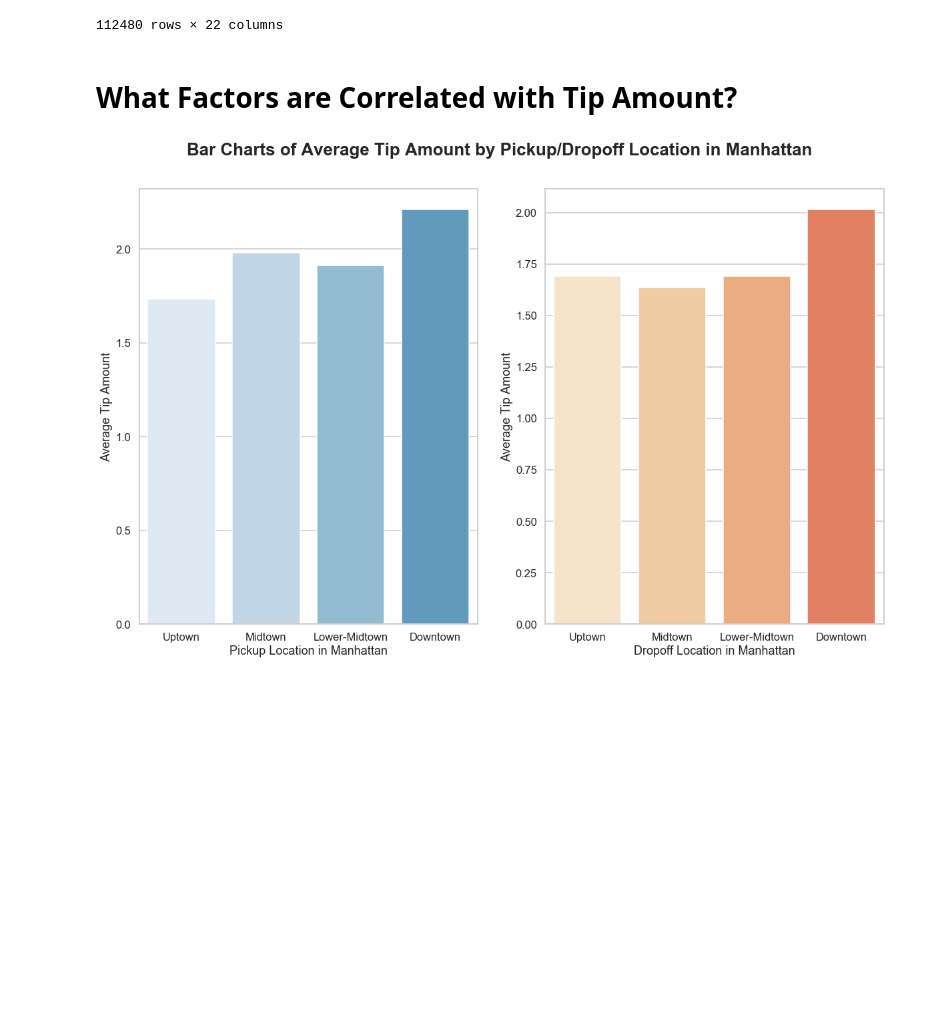
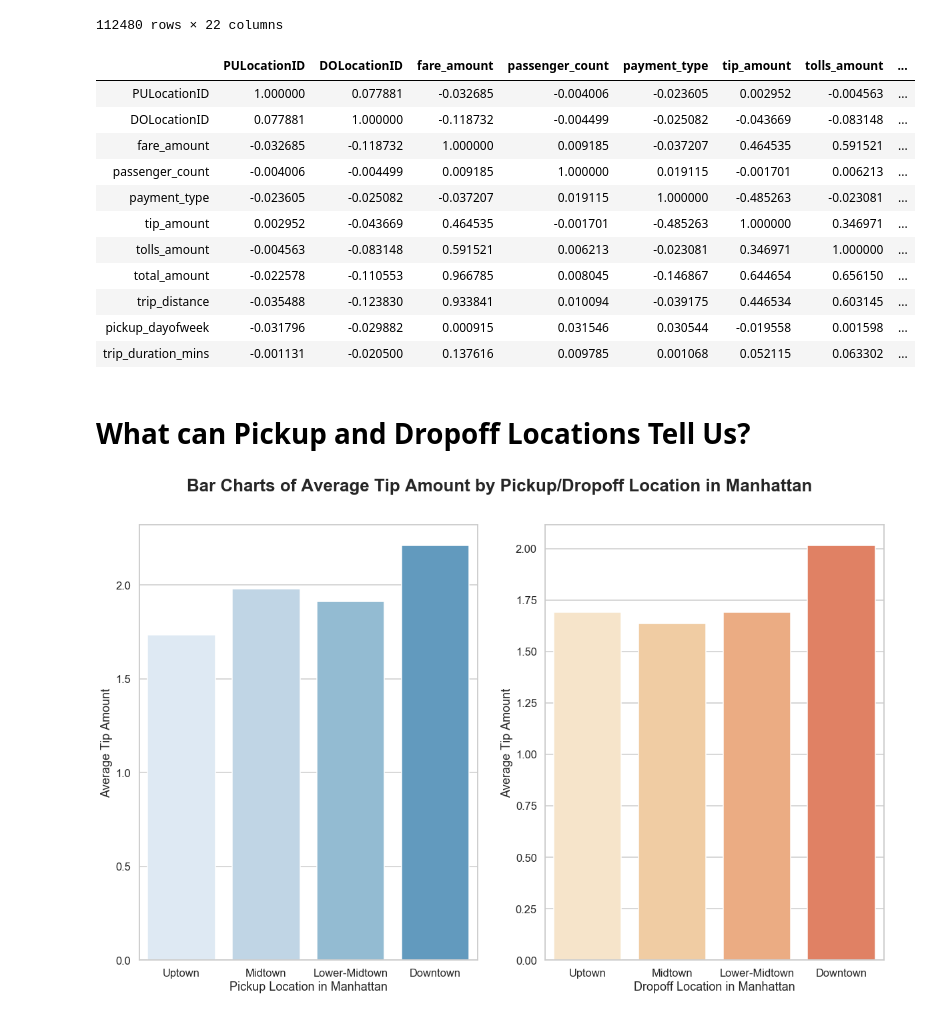
Before and after one commit to tzl4/INFO2950FinalProject, a Jupyter notebook: Final Project EDA.ipynb, the cells around one changed output. Cells and saved outputs as stored; diff of their text form; code cells hidden in the pictures; blank space fills up the shorter version.

```diff
--- a/Final Project EDA.ipynb
+++ b/Final Project EDA.ipynb
@@ -339,8 +378,23 @@ lagg_df
 pu_manhattan_df=lagg_df[~pd.isnull(lagg_df["PUmanhattan_zone"])]
 # %%
 do_manhattan_df=lagg_df[~pd.isnull(lagg_df["PUmanhattan_zone"])]
-# %% [markdown]
-# What Factors are Correlated with Tip Amount?
+# %%
+pu_manhattan_df.corr()
+# %% [output]
+|  | PULocationID | DOLocationID | fare_amount | passenger_count | payment_type | tip_amount | tolls_amount | ... |
+| PULocationID | 1.000000 | 0.077881 | -0.032685 | -0.004006 | -0.023605 | 0.002952 | -0.004563 | ... |
+| DOLocationID | 0.077881 | 1.000000 | -0.118732 | -0.004499 | -0.025082 | -0.043669 | -0.083148 | ... |
+| fare_amount | -0.032685 | -0.118732 | 1.000000 | 0.009185 | -0.037207 | 0.464535 | 0.591521 | ... |
+| passenger_count | -0.004006 | -0.004499 | 0.009185 | 1.000000 | 0.019115 | -0.001701 | 0.006213 | ... |
+| payment_type | -0.023605 | -0.025082 | -0.037207 | 0.019115 | 1.000000 | -0.485263 | -0.023081 | ... |
+| tip_amount | 0.002952 | -0.043669 | 0.464535 | -0.001701 | -0.485263 | 1.000000 | 0.346971 | ... |
+| tolls_amount | -0.004563 | -0.083148 | 0.591521 | 0.006213 | -0.023081 | 0.346971 | 1.000000 | ... |
+| total_amount | -0.022578 | -0.110553 | 0.966785 | 0.008045 | -0.146867 | 0.644654 | 0.656150 | ... |
+| trip_distance | -0.035488 | -0.123830 | 0.933841 | 0.010094 | -0.039175 | 0.446534 | 0.603145 | ... |
+| pickup_dayofweek | -0.031796 | -0.029882 | 0.000915 | 0.031546 | 0.030544 | -0.019558 | 0.001598 | ... |
+| trip_duration_mins | -0.001131 | -0.020500 | 0.137616 | 0.009785 | 0.001068 | 0.052115 | 0.063302 | ... |
+# %% [markdown]
+# What can Pickup and Dropoff Locations Tell Us?
 # %%
 fig,axes=plt.subplots(1,2, figsize=(20,12))
 
```
Also changed, not shown: parts of 8 cells of this notebook.
